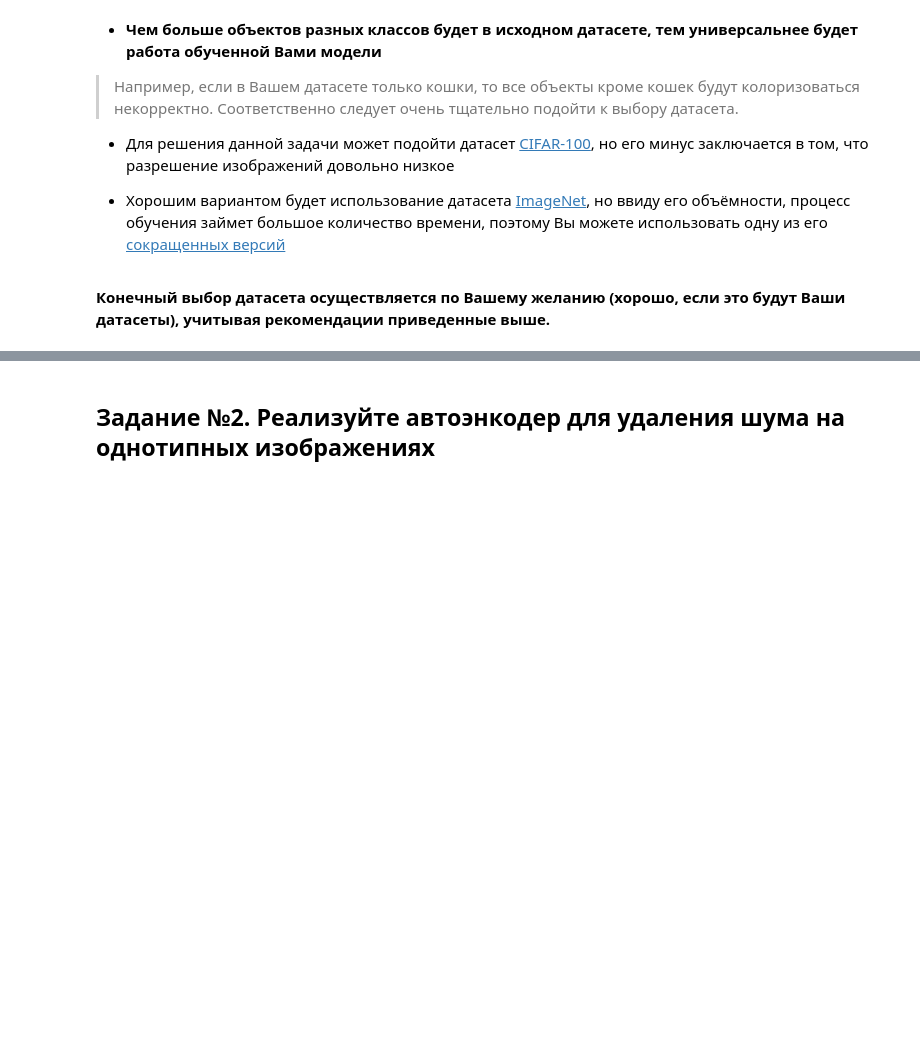
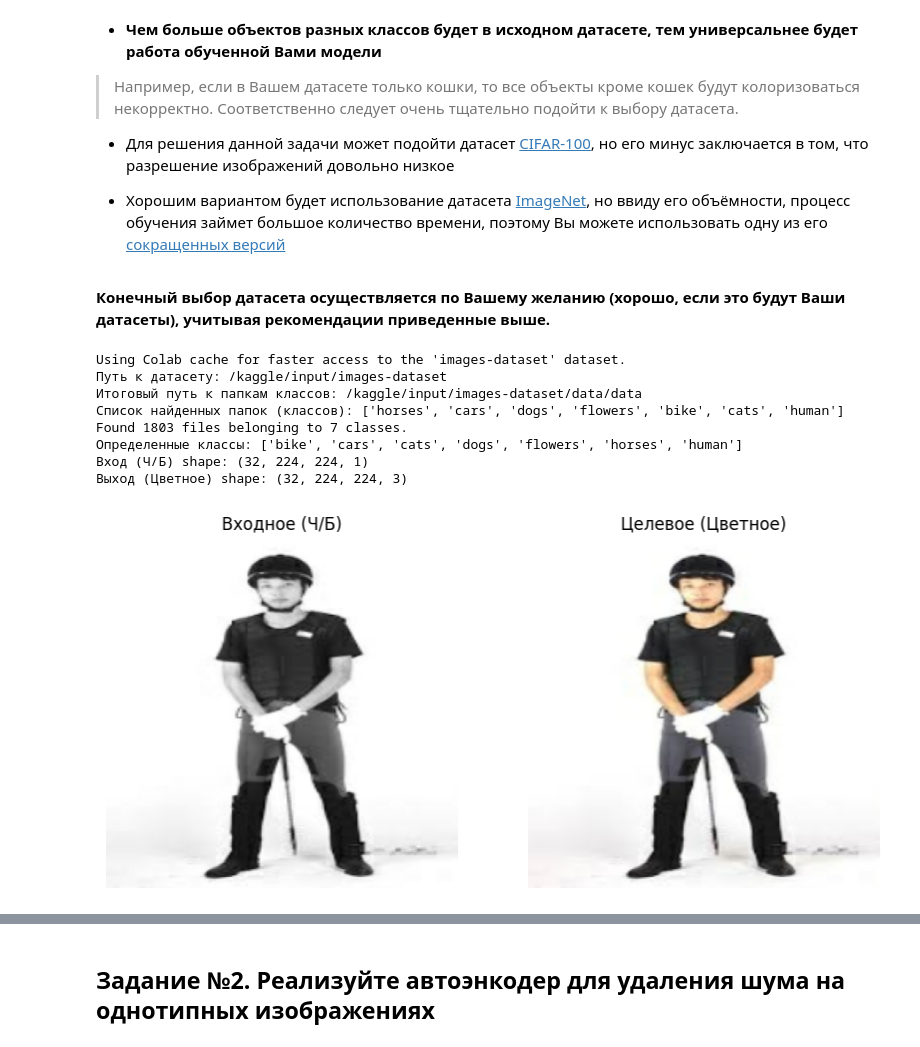
Before and after one commit to niksio/neural_networks, a Jupyter notebook: Практическая_работа_№6_Проектирование_автоэнкодеров_для_решения_прикладных_задач.ipynb, the cells around one changed output, grey strips where cells are left out. Saved outputs shown, nothing was run; the diff lists cells and outputs as text; code cells hidden in the pictures; blank space fills up the shorter version.

```diff
--- a/Практическая_работа_№6_Проектирование_автоэнкодеров_для_решения_прикладных_задач.ipynb
+++ b/Практическая_работа_№6_Проектирование_автоэнкодеров_для_решения_прикладных_задач.ipynb
@@ -23,65 +23,71 @@ import tensorflow as tf
 import numpy as np
 import matplotlib.pyplot as plt
 
-# Загрузка датасета
+
 path = kagglehub.dataset_download("pavansanagapati/images-dataset")
 print("Путь к датасету:", path)
-custom_data_dir = path
-print("Содержимое папки:", os.listdir(custom_data_dir))
+
+data_path = os.path.join(path, 'data', 'data')
+if not os.path.exists(data_path):
+    data_path = os.path.join(path, 'data')
+if not os.path.exists(data_path):
+    data_path = path
+
+print("Итоговый путь к папкам классов:", data_path)
+print("Список найденных папок (классов):", os.listdir(data_path))
 
 IMG_SIZE = (224, 224)
 BATCH_SIZE = 32
 
-data_path = os.path.join(custom_data_dir, 'data')
-if not os.path.exists(data_path):
-    data_path = custom_data_dir
-
-dataset_dir = Path(data_path)
-valid_classes = ['bike', 'cars', 'cats', 'dogs', 'flowers', 'horses', 'human']
-print(f"Загрузка данных из: {dataset_dir}")
-
-# Формирование датасета.
-# Загружаем с labels='inferred', чтобы корректно считать 7 папок с классами
+# Формирование датасета
 dataset = tf.keras.utils.image_dataset_from_directory(
-    dataset_dir,
+    data_path,
     labels='inferred',
     label_mode='int',
     color_mode='rgb',
     batch_size=BATCH_SIZE,
     image_size=IMG_SIZE,
     shuffle=True
 )
 
-# Отбрасываем метки классов (y), так как для автоэнкодера они не нужны,
-# и нормализуем пиксели данных к диапазону [0, 1]
-dataset = dataset.map(lambda x, y: x / 255.0)
+class_names = dataset.class_names
+print("Определенные классы:", class_names)
 
-# Функция для подготовки данных к задаче колоризации
-# На вход подаем черно-белое изображение, на выходе (как цель) - цветное
+
+normalized_ds = dataset.map(lambda x, y: x / 255.0)
+
 def prepare_colorization_data(img):
     gray_img = tf.image.rgb_to_grayscale(img)
     return gray_img, img
 
-colorization_dataset = dataset.map(prepare_colorization_data)
+colorization_dataset = normalized_ds.map(prepare_colorization_data)
 
-# Вывод размерностей одной партии для проверки
+# Визуализация
 for x_batch, y_batch in colorization_dataset.take(1):
-    print("Вход (Ч/Б):", x_batch.shape)
-    print("Выход (Цветное):", y_batch.shape)
+    print("Вход (Ч/Б) shape:", x_batch.shape)
+    print("Выход (Цветное) shape:", y_batch.shape)
 
-    # Визуализируем примеры
-    plt.figure(figsize=(8, 4))
+    plt.figure(figsize=(10, 5))
     plt.subplot(1, 2, 1)
-    plt.title('Вход сети (Grayscale)')
+    plt.title('Входное (Ч/Б)')
     plt.imshow(tf.squeeze(x_batch[0]), cmap='gray')
     plt.axis('off')
 
     plt.subplot(1, 2, 2)
-    plt.title('Цель сети (RGB)')
+    plt.title('Целевое (Цветное)')
     plt.imshow(y_batch[0])
     plt.axis('off')
     plt.show()
-    break
+# %% [output]
+Using Colab cache for faster access to the 'images-dataset' dataset.
+Путь к датасету: /kaggle/input/images-dataset
+Итоговый путь к папкам классов: /kaggle/input/images-dataset/data/data
+Список найденных папок (классов): ['horses', 'cars', 'dogs', 'flowers', 'bike', 'cats', 'human']
+Found 1803 files belonging to 7 classes.
+Определенные классы: ['bike', 'cars', 'cats', 'dogs', 'flowers', 'horses', 'human']
+Вход (Ч/Б) shape: (32, 224, 224, 1)
+Выход (Цветное) shape: (32, 224, 224, 3)
+[figure, added]
 # %%
 import numpy as np
 import tensorflow as tf
```
Also changed, not shown: parts of 4 cells of this notebook.
